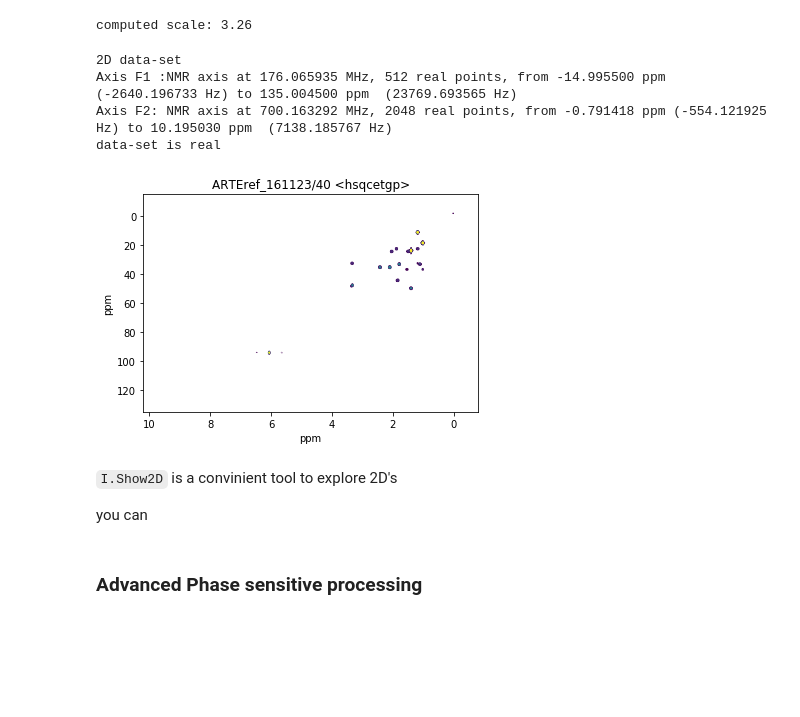
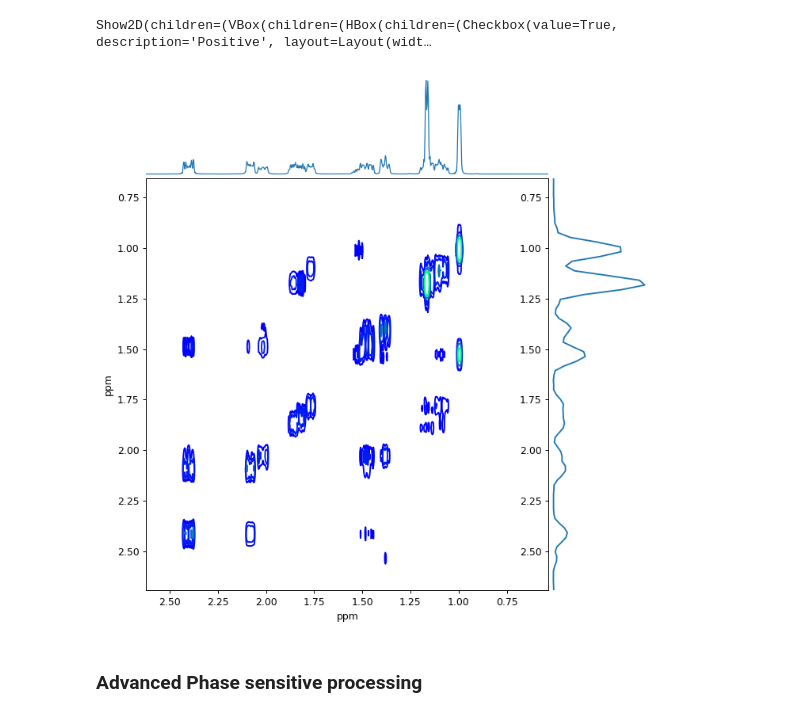
Before and after one commit to spike-project/spike, a Jupyter notebook: Notebooks/Proc2DNMR.ipynb, the cells around one changed output. Drawn from its saved outputs; the diff is of its cells as text; code cells hidden in the pictures; blank space fills up the shorter version.

Commit message:
improvement on documentation, and NMR Notebooks

```diff
--- a/Notebooks/Proc2DNMR.ipynb
+++ b/Notebooks/Proc2DNMR.ipynb
@@ -34,11 +32,16 @@ from spike.File.BrukerNMR import Import_2D
 from spike.Interactive import INTER as I
 from spike.Interactive import INTER_2D as I2D
 from spike.Interactive.ipyfilechooser import FileChooser
+print("\nInteractive module version,",I.__version__)
+from datetime import datetime
+print('Run date:', datetime.now().isoformat() )
+I.initialize()
 display(Markdown('## ...program is Ready'))
 from importlib import reload  # the two following lines are debugging help
-reload(I)                   # and can be removed safely when in production
-I.hidecode(message="")
-I.hidedoc()
+
+# configurable items
+plt.rcParams['figure.figsize'] = (8,4)   # (X,Y) default figure size
+I.Activate_Wheel = True                  # True/False wheel control in the graphic cells
 # %% [output]
 ## STARTING Environment...
     ========================
@@ -65,6 +77,6 @@ The `FileChooser()` tool creates a dialog box which allows to choose a file on y
 - modify the ( *optional* ) `path` argument, to start the exploration on a given location
 - After the selection, the selected filename is found in `FC.selected`
 # %%
-FC = FileChooser(path='/DATA/',filename='ser')
+FC = FileChooser(path='/home/mad/Documents/',filename='ser')
 display(FC)
 # %% [output]
@@ -99,21 +117,14 @@ We are going to use a basic processing set-up, check the documentation for advan
 # %%
 D2 = d2.copy() # copy the imported data-set to another object for processing
 # bk_ftF2 and bk_ftF1 (define in the Bruker plugin) find which FT to apply depending on FnMODE
 D2.apod_sin(maxi=0.5,axis='F2').zf(1,2).bk_ftF2()  # chaining  apodisation - zerofill - FT
 D2.apod_sin(maxi=0.5,axis='F1').zf(2,1).bk_ftF1()  # chaining  apodisation - zerofill - FT
 D2.modulus().set_unit('ppm').rem_ridge()
-D2.display(scale="auto", autoscalethresh=100.0, title="%s %s"%(FC.nmrname,d2.pulprog))  # chain  set to ppm unit - and display
+#D2.display(scale="auto", autoscalethresh=100.0, title="%s %s"%(FC.nmrname,d2.pulprog))  # chain  set to ppm unit - and display
+I2D.Show2D(D2)
 # %% [output]
-computed scale: 3.26
+Show2D(children=(VBox(children=(HBox(children=(Checkbox(value=True, description='Positive', layout=Layout(widt…
-2D data-set
-Axis F1 :NMR axis at 176.065935 MHz, 512 real points, from -14.995500 ppm (-2640.196733 Hz) to 135.004500 ppm  (23769.693565 Hz)
-Axis F2: NMR axis at 700.163292 MHz, 2048 real points, from -0.791418 ppm (-554.121925 Hz) to 10.195030 ppm  (7138.185767 Hz)
-data-set is real
-[figure, old version]
+[figure, new version]
-# %% [markdown]
-`I.Show2D` is a convinient tool to explore 2D's
-
-you can
 # %% [markdown]
 ### Advanced Phase sensitive processing
 # %%
```
Also changed, not shown: parts of 18 cells of this notebook, 13 other files.
